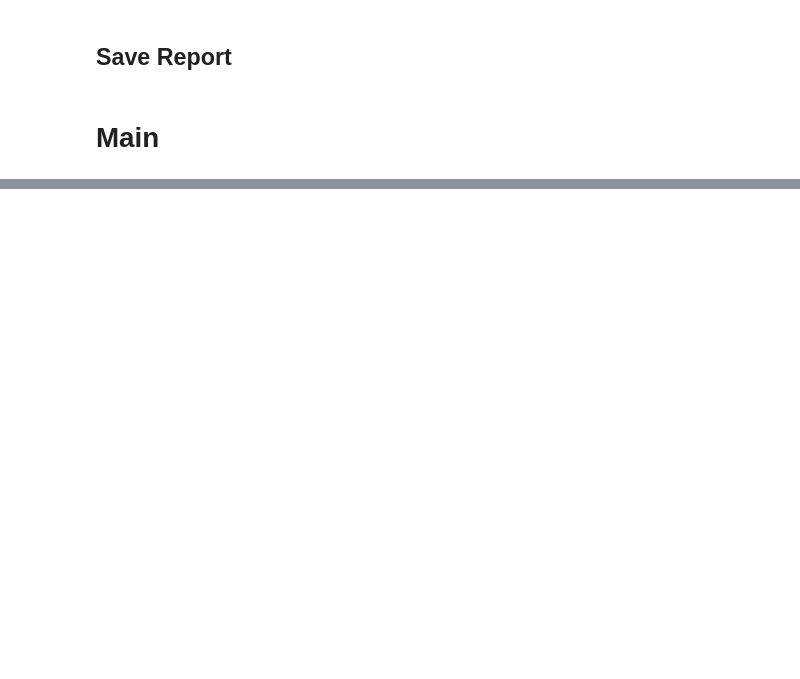
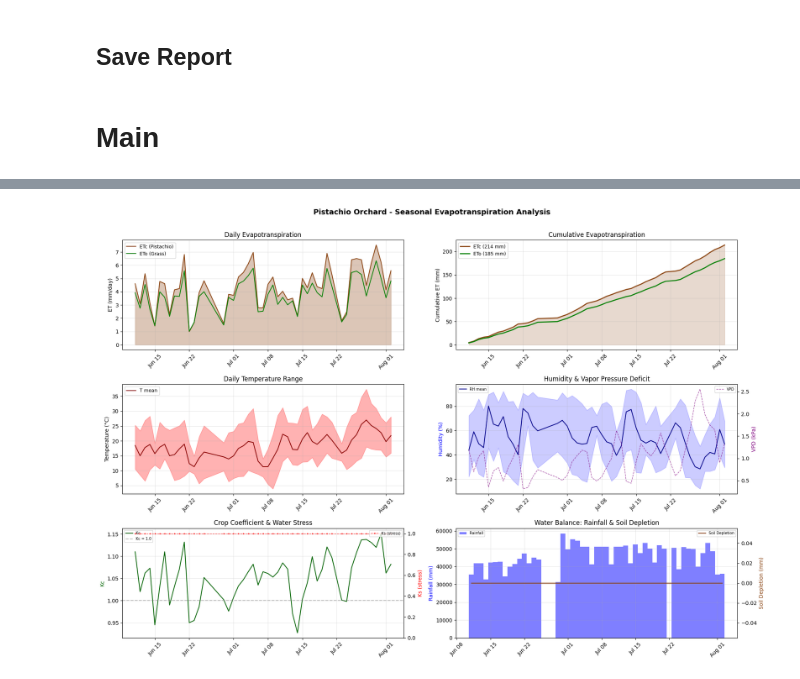
Before and after one commit to Abohlool/Evapotranspiration_analysis, a Jupyter notebook: evapotranspiration_analysis.ipynb, the cells around one changed output, grey strips where cells are left out. Saved outputs shown, nothing was run; the diff lists cells and outputs as text; code cells hidden in the pictures; blank space fills up the shorter version.

```diff
--- a/evapotranspiration_analysis.ipynb
+++ b/evapotranspiration_analysis.ipynb
@@ -1100,0 +1371,95 @@ Summary image saved as 'pistachio_simulation_summary_weather-conditions1.png'
+# %%
+# %%
+def main() -> pd.DataFrame | None:
+    csv_file = "weather_conditions_formatted.csv"
+
+    try:
+        print("=" * 70)
+        print("PISTACHIO ORCHARD EVAPOTRANSPIRATION SIMULATION")
+        print("FAO-56 Penman-Monteith Method")
+        print("=" * 70)
+
+        print(f"\nReading: {csv_file}")
+        df_raw = pd.read_csv(csv_file, encoding='utf-8')
+
+        print(f"Data shape: {df_raw.shape}")
+
+        # Run simulation (no date conversion needed)
+        df = simulate_ETc(csv_file)
+
+        # Get date range for display
+        start_date = df['datetime'].iloc[0]
+        end_date = df['datetime'].iloc[-1]
+        gregorian_date_str = start_date.strftime('%Y-%m-%d')
+        season = get_season(start_date.month)
+
+        # Print summary
+        print("\n" + "=" * 70)
+        print("SIMULATION RESULTS")
+        print("=" * 70)
+        print(f"Period: {start_date.strftime('%Y-%m-%d')} to {end_date.strftime('%Y-%m-%d')}")
+        print(f"Total ETo (Grass): {df['ETo_mm_period'].sum():.2f} mm")
+        print(f"Total ETc (Pistachio): {df['ETc_mm_period'].sum():.2f} mm")
+        print(f"Avg ETo rate: {df['ETo_mm_h'].mean():.4f} mm/h")
+        print(f"Avg ETc rate: {df['ETc_mm_h'].mean():.4f} mm/h")
+        print(f"Peak ETo: {df['ETo_mm_h'].max():.4f} mm/h")
+        print(f"Peak ETc: {df['ETc_mm_h'].max():.4f} mm/h")
+        print(f"Avg Kc: {df['Kc'].mean():.2f}")
+
+        # ================================================================
+        # GENERATE ALL PLOTS
+        # ================================================================
+
+        daily = aggregate_daily(df)
+
+        plot_daily_et(daily, filename='pistachio_daily_et_seasonal.png')
+        plot_weekly_summary(daily, filename='pistachio_weekly_summary.png')
+
+        mid_idx = len(daily) // 2
+        mid_date = daily['date'].iloc[mid_idx].strftime('%Y-%m-%d')
+        first_date = daily['date'].iloc[0].strftime('%Y-%m-%d')
+        last_date = daily['date'].iloc[-1].strftime('%Y-%m-%d')
+
+        plot_single_day(df, mid_date, filename=f'pistachio_detail_{mid_date}.png')
+        plot_single_day(df, first_date, filename=f'pistachio_detail_{first_date}.png')
+        plot_single_day(df, last_date, filename=f'pistachio_detail_{last_date}.png')
+
+        create_summary_image(
+            df=df,
+            filename='pistachio_simulation_summary.png',
+            persian_date='N/A',
+            gregorian_date=gregorian_date_str,
+            day_of_year=start_date.dayofyear,
+            season=season
+        )
+
+        # Export
+        export_cols = ['datetime', 'time_clean', 'temp_C', 'humidity_pct', 'solar_Wm2',
+                       'wind_kmh', 'pressure_kPa', 'Rn_MJ_period', 'G_MJ_period',
+                       'ETo_mm_period', 'Kc', 'ETc_mm_period', 'ETo_mm_h', 'ETc_mm_h']
+
+        available_cols = [col for col in export_cols if col in df.columns]
+        df[available_cols].round(6).to_csv('pistachio_et_results.csv', index=False, encoding='utf-8')
+        daily.to_csv('pistachio_daily_summary.csv', index=False, encoding='utf-8')
+
+        print("\n" + "=" * 70)
+        print("EXPORT COMPLETE")
+        print("=" * 70)
+        print("✓ pistachio_et_results.csv")
+        print("✓ pistachio_daily_summary.csv")
+        print("✓ pistachio_daily_et_seasonal.png")
+        print("✓ pistachio_weekly_summary.png")
+        print(f"✓ pistachio_detail_{{first,mid,last}}.png")
+        print("✓ pistachio_simulation_summary.png")
+
+        return df
+
+    except FileNotFoundError:
+        print(f"\nError: File '{csv_file}' not found!")
+    except Exception as e:
+        print(f"\nError: {e}")
+        traceback.print_exc()
+
+# %%
+df = main()
+# %% [output]
@@ -1100,0 +1483 @@ Summary image saved as 'pistachio_simulation_summary_weather-conditions1.png'
+[figure, added]
```
Also changed, not shown: parts of 13 cells of this notebook, 13 other files.
